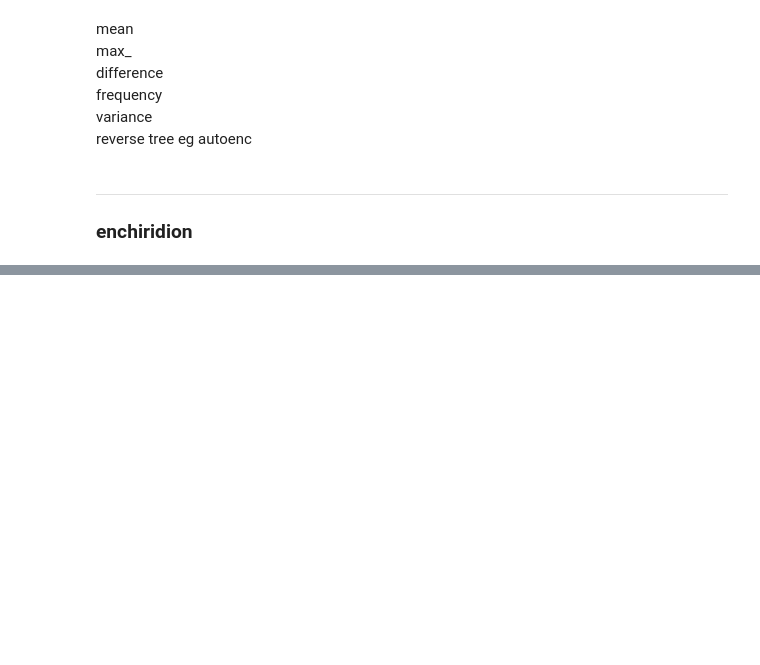
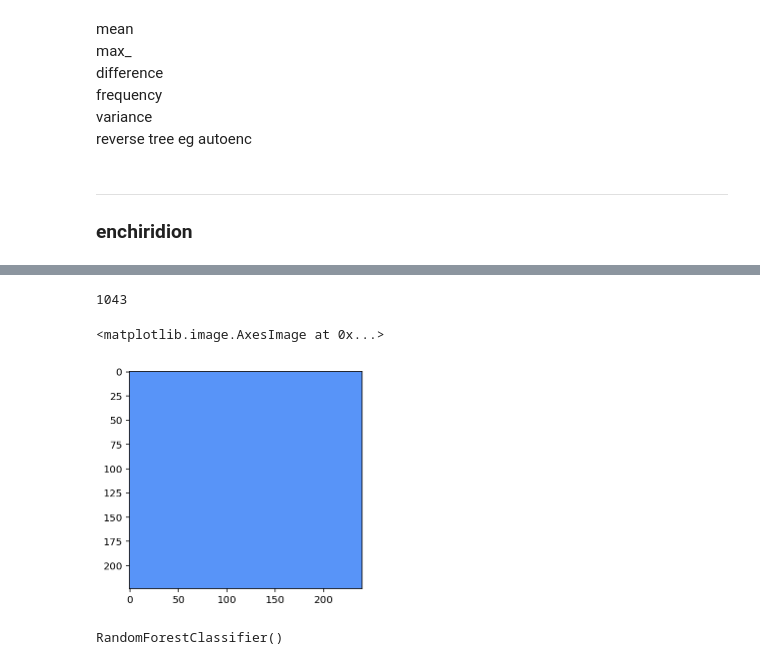
Before and after one commit to freshwater/FORWARD, a Jupyter notebook: working.ipynb, the cells around one changed output, grey strips where cells are left out. Drawn from its saved outputs; the diff is of its cells as text; code cells hidden in the pictures; blank space fills up the shorter version.

```diff
--- a/working.ipynb
+++ b/working.ipynb
@@ -461,7 +47,0 @@ Wall time: 43.6 s
-# %%
-images = []
-env.reset()
-
-action = env.action_space.sample()
-
-obs, rew, done, info = env.step(action)
@@ -837,0 +227,8 @@ plt.imsave('/workfolder/toast.png', r.byte().numpy())
+# %%
+l2, (encodings_all2, actions_all2, f) = generate_play(800)
+print(l2)
+plt.imshow(f)
+# %% [output]
+1043
+<matplotlib.image.AxesImage at 0x...>
+[figure, added]
@@ -837,0 +239,9 @@ plt.imsave('/workfolder/toast.png', r.byte().numpy())
+# %%
+import sklearn.ensemble
+
+classifier = sklearn.ensemble.RandomForestClassifier()
+
+classifier.fit(X=encodings_all,
+               y=actions_all)
+# %% [output]
+RandomForestClassifier()
```
Also changed, not shown: parts of 60 cells of this notebook, 1 other file.
